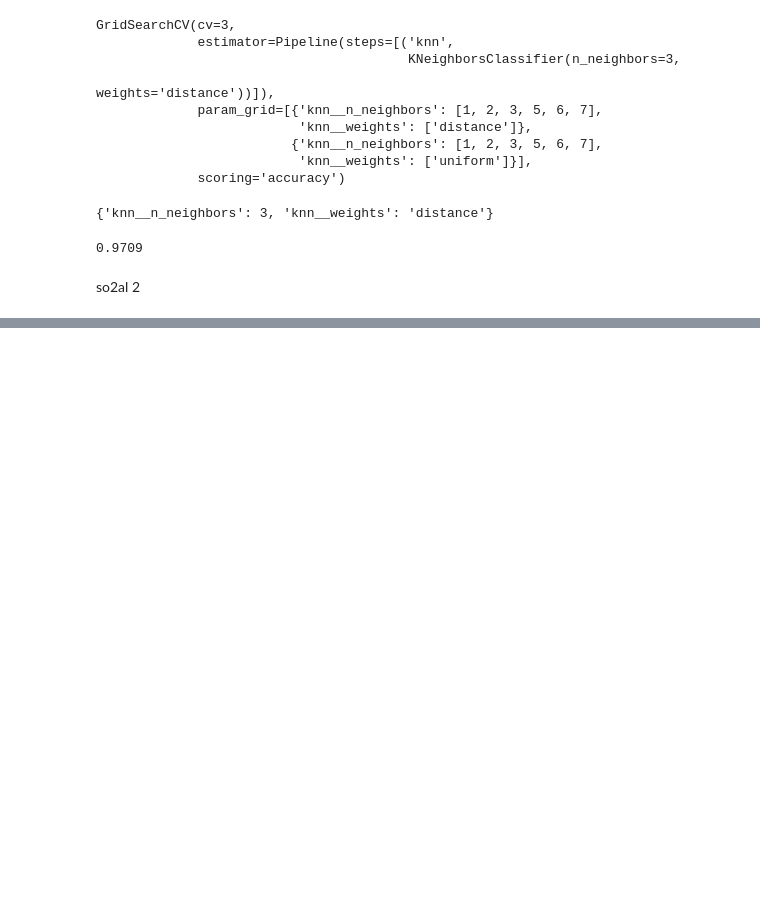
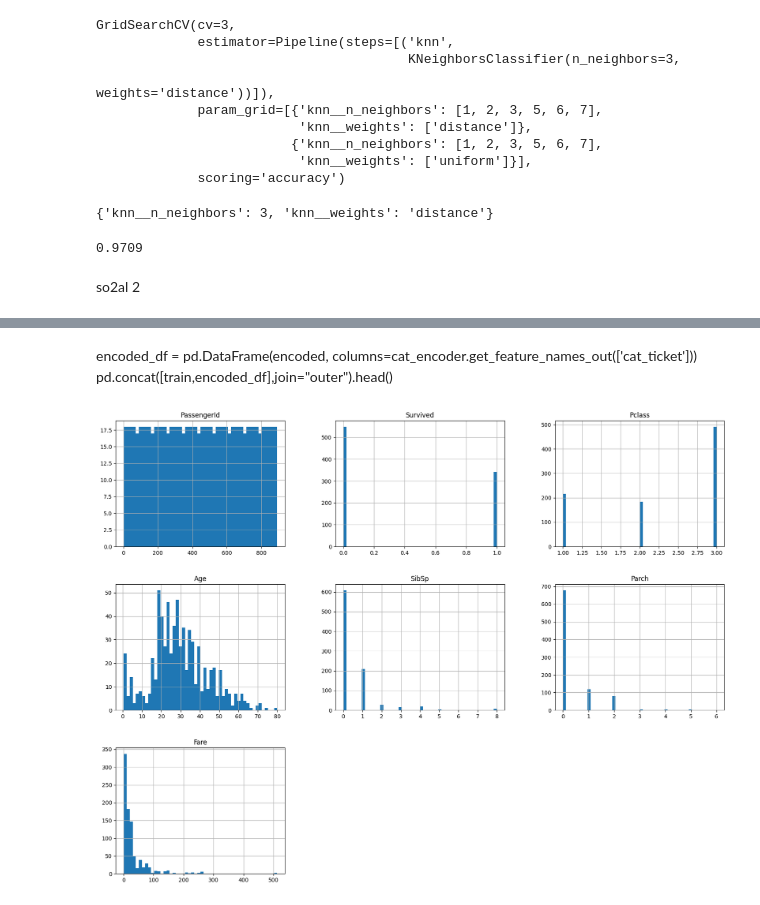
Before and after one commit to ALIAQIL/hands-on-ml-with-scikit-learn-and-pytorch, a Jupyter notebook: 3-Classification/exercises.ipynb, the cells around one changed output, grey strips where cells are left out. Drawn from its saved outputs; the diff is of its cells as text; code cells hidden in the pictures; blank space fills up the shorter version.

Commit message:
titanic model with 84% precision(train)

```diff
--- a/3-Classification/exercises.ipynb
+++ b/3-Classification/exercises.ipynb
@@ -92,0 +133,3 @@ RuntimeError: output shape not correct
+# %%
+train = pd.read_csv("datasets/titanic/train.csv")
+test = pd.read_csv("datasets/titanic/test.csv")
@@ -92,0 +274,15 @@ RuntimeError: output shape not correct
+# %%
+num = pd.to_numeric(train['num_cabin'], errors='coerce').fillna(0)
+train['Cabin'] = list(encoded_cabin * num.values[:, None])
+# %%
+num = pd.to_numeric(train['num_ticket'], errors='coerce').fillna(0)
+train['Ticket'] = list(encoded * num.values[:, None])
+# %% [markdown]
+encoded_df = pd.DataFrame(encoded, columns=cat_encoder.get_feature_names_out(['cat_ticket']))
+pd.concat([train,encoded_df],join="outer").head()
+# %%
+import matplotlib.pyplot as plt
+train.hist(bins=50,figsize=(20,15))
+plt.show()
+# %% [output]
+[figure, added]
```
Also changed, not shown: parts of 24 cells of this notebook.
